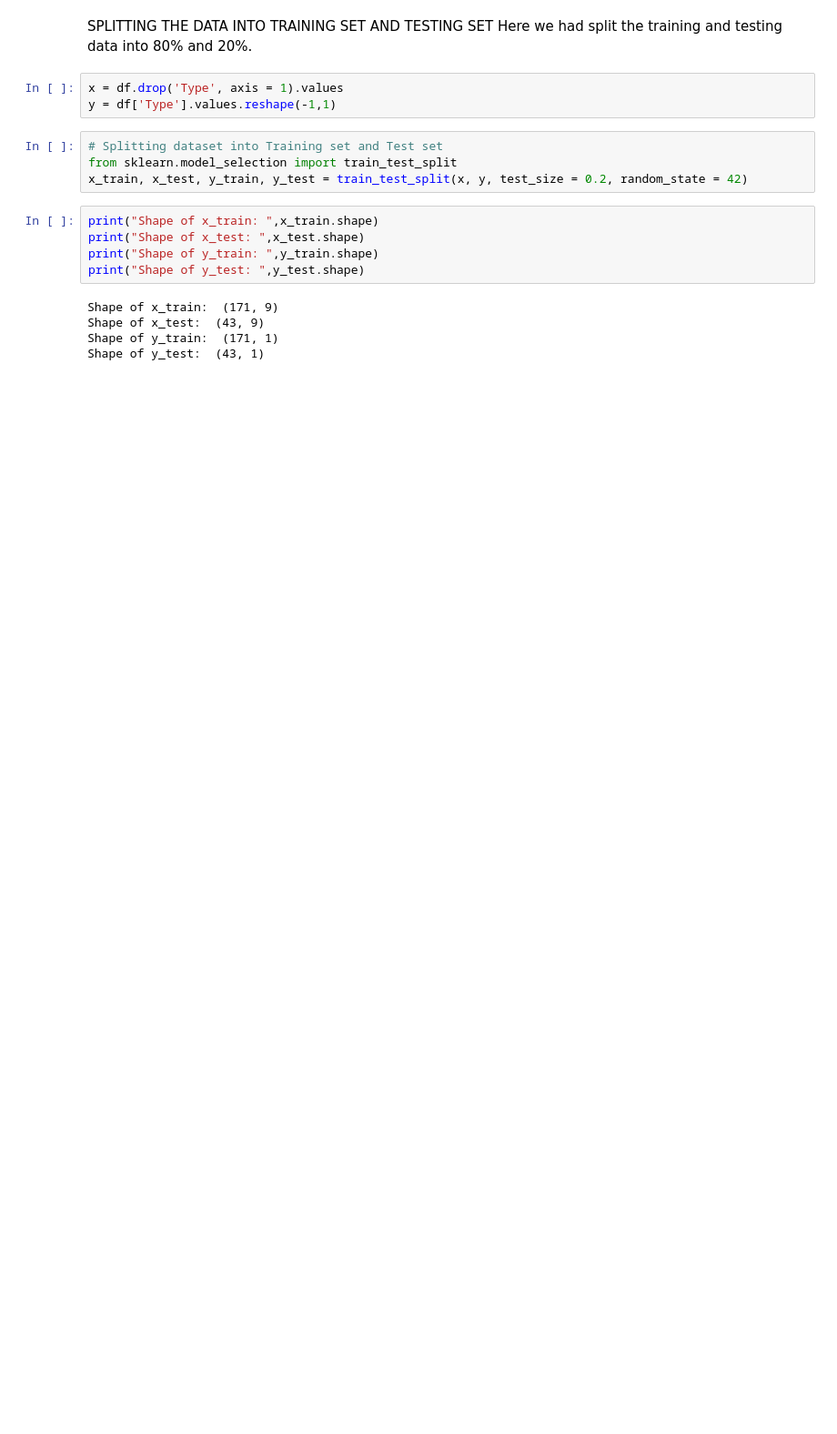
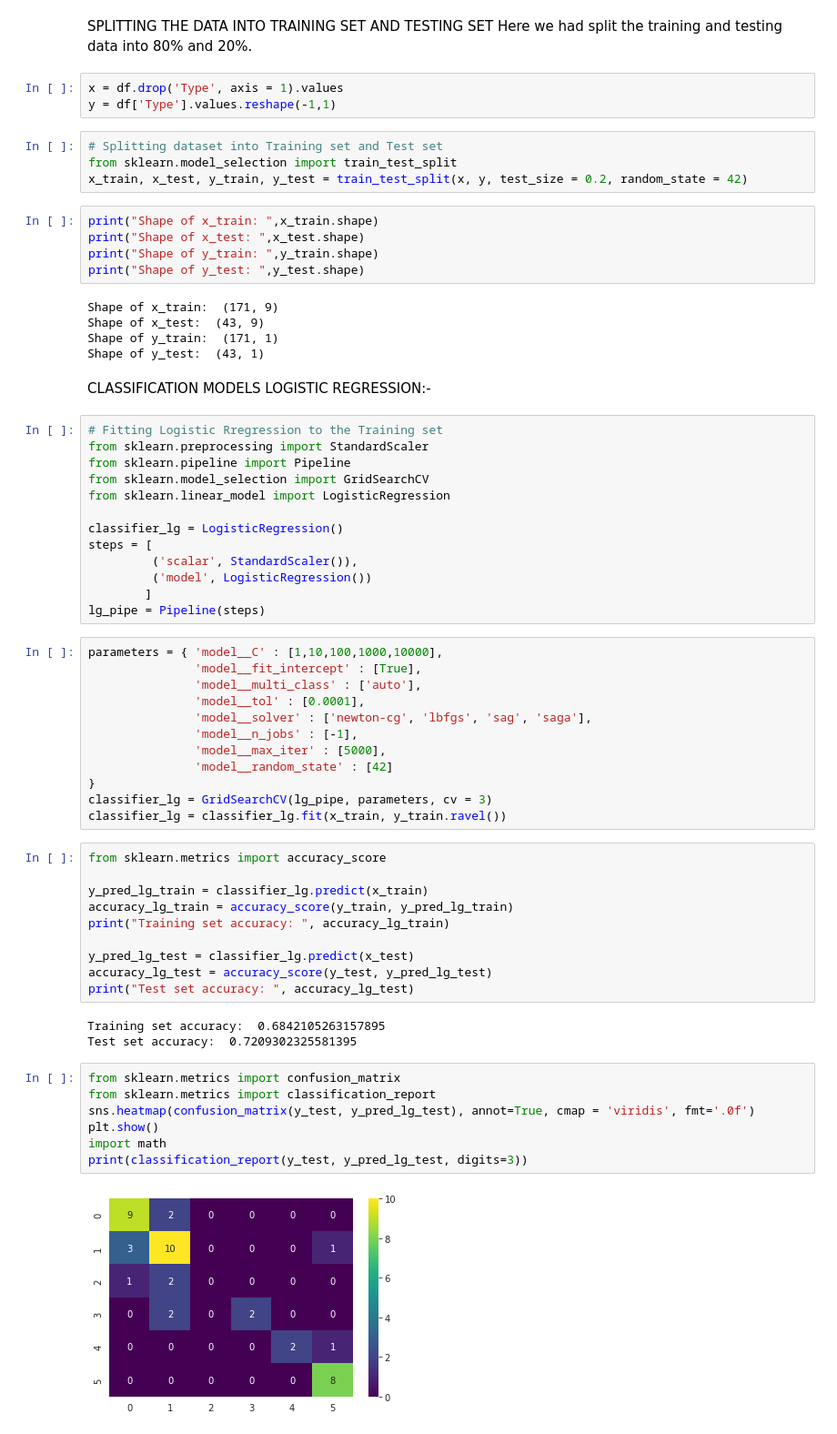
Before and after one commit to masp42/CA_AI, a Jupyter notebook: CA_ML_2.ipynb, the cells around one changed output. Shown: that part at 91% size. Cells and saved outputs as stored; diff of their text form; blank space fills up the shorter version.

```diff
--- a/CA_ML_2.ipynb
+++ b/CA_ML_2.ipynb
@@ -134,3 +134,53 @@ Shape of x_train:  (171, 9)
 Shape of x_test:  (43, 9)
 Shape of y_train:  (171, 1)
 Shape of y_test:  (43, 1)
+# %% [markdown]
+CLASSIFICATION MODELS
+LOGISTIC REGRESSION:-
+# %%
+# Fitting Logistic Rregression to the Training set
+from sklearn.preprocessing import StandardScaler
+from sklearn.pipeline import Pipeline
+from sklearn.model_selection import GridSearchCV
+from sklearn.linear_model import LogisticRegression
+
+classifier_lg = LogisticRegression()
+steps = [
+         ('scalar', StandardScaler()),
+         ('model', LogisticRegression())
+        ]
+lg_pipe = Pipeline(steps)
+# %%
+parameters = { 'model__C' : [1,10,100,1000,10000],
+               'model__fit_intercept' : [True],
+               'model__multi_class' : ['auto'],
+               'model__tol' : [0.0001],
+               'model__solver' : ['newton-cg', 'lbfgs', 'sag', 'saga'],
+               'model__n_jobs' : [-1],
+               'model__max_iter' : [5000],
+               'model__random_state' : [42]
+}
+classifier_lg = GridSearchCV(lg_pipe, parameters, cv = 3)
+classifier_lg = classifier_lg.fit(x_train, y_train.ravel())
+# %%
+from sklearn.metrics import accuracy_score
+
+y_pred_lg_train = classifier_lg.predict(x_train)
+accuracy_lg_train = accuracy_score(y_train, y_pred_lg_train)
+print("Training set accuracy: ", accuracy_lg_train)
+
+y_pred_lg_test = classifier_lg.predict(x_test)
+accuracy_lg_test = accuracy_score(y_test, y_pred_lg_test)
+print("Test set accuracy: ", accuracy_lg_test)
+# %% [output]
+Training set accuracy:  0.6842105263157895
+Test set accuracy:  0.7209302325581395
+# %%
+from sklearn.metrics import confusion_matrix
+from sklearn.metrics import classification_report
+sns.heatmap(confusion_matrix(y_test, y_pred_lg_test), annot=True, cmap = 'viridis', fmt='.0f')
+plt.show()
+import math
+print(classification_report(y_test, y_pred_lg_test, digits=3))
+# %% [output]
+[figure, added]
```
Also changed, not shown: parts of 11 cells of this notebook.
